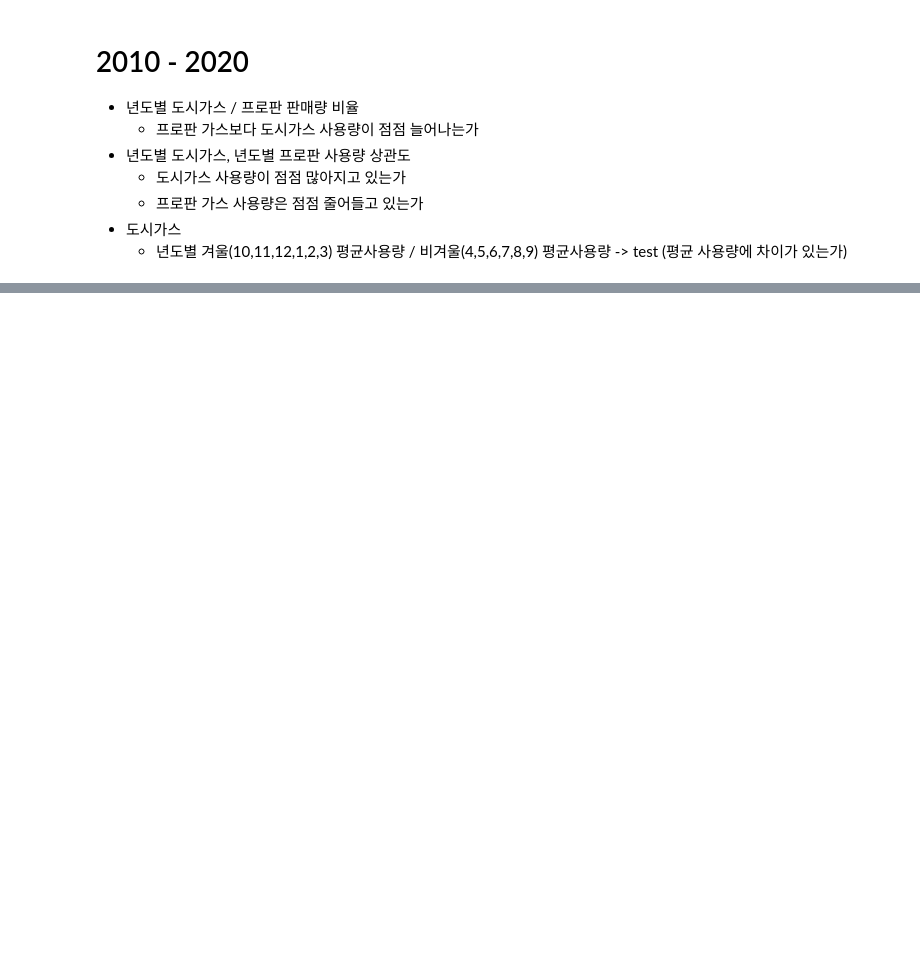
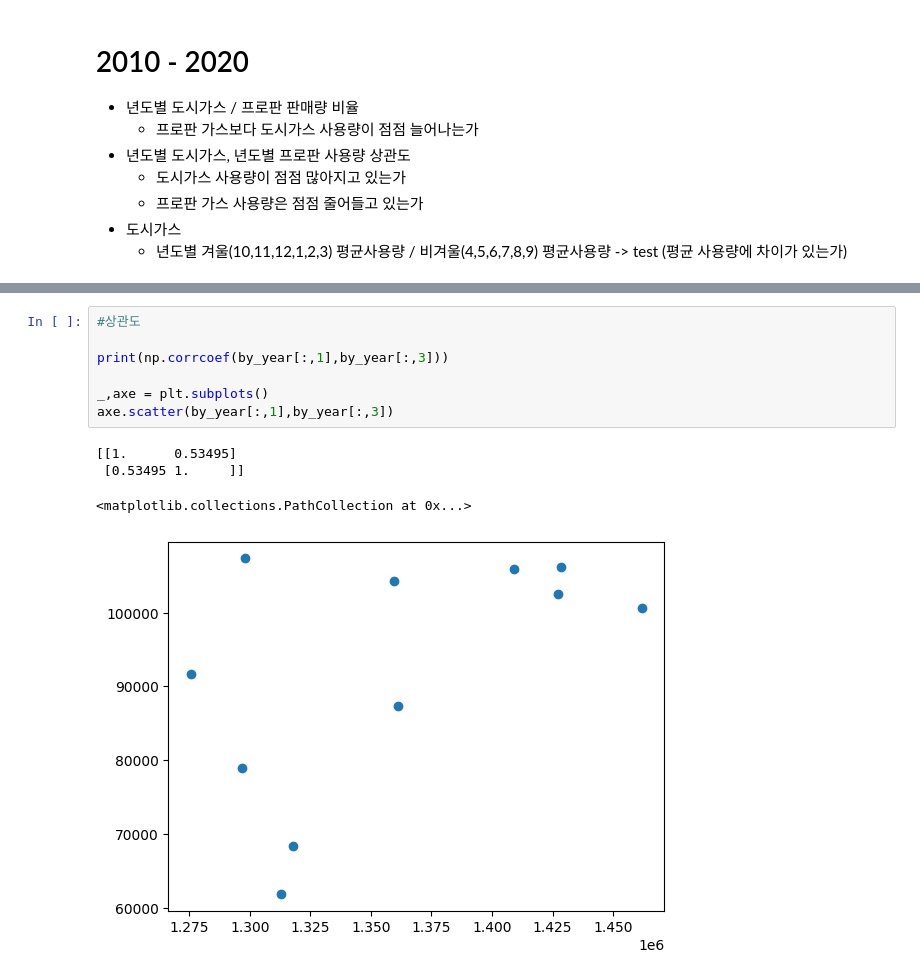
Before and after one commit to leesfact/AWS_JAVA, a Jupyter notebook: Python/AWS - DAY14_gag.ipynb, the cells around one changed output, grey strips where cells are left out. Drawn from its saved outputs; the diff is of its cells as text; blank space fills up the shorter version.

```diff
--- a/Python/AWS - DAY14_gag.ipynb
+++ b/Python/AWS - DAY14_gag.ipynb
@@ -80,0 +93,12 @@ IndexError: too many indices for array: array is 1-dimensional, but 2 were index
+# %%
+#상관도
+
+print(np.corrcoef(by_year[:,1],by_year[:,3]))
+
+_,axe = plt.subplots()
+axe.scatter(by_year[:,1],by_year[:,3])
+# %% [output]
+[[1.      0.53495]
+ [0.53495 1.     ]]
+<matplotlib.collections.PathCollection at 0x...>
+[figure, added]
```
Also changed, not shown: parts of 8 cells of this notebook, 9 other files.
